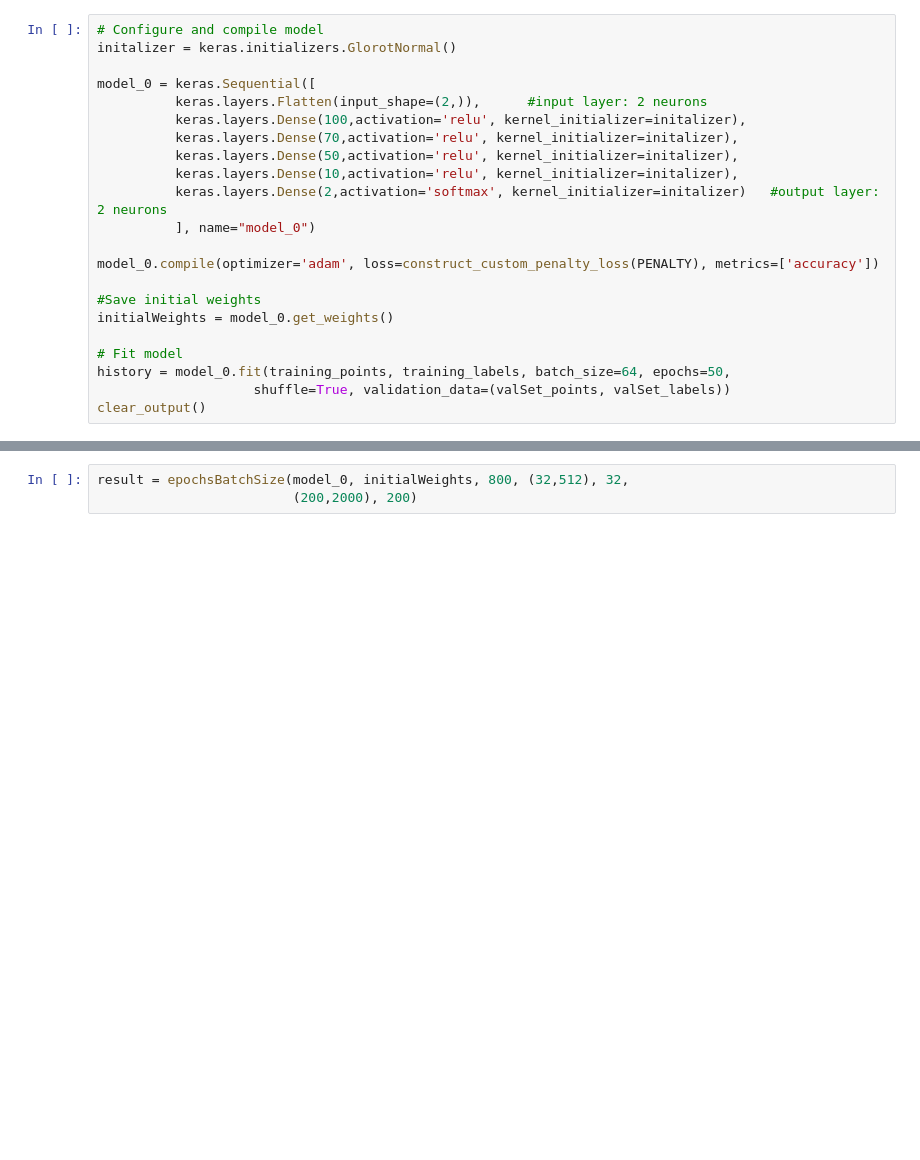
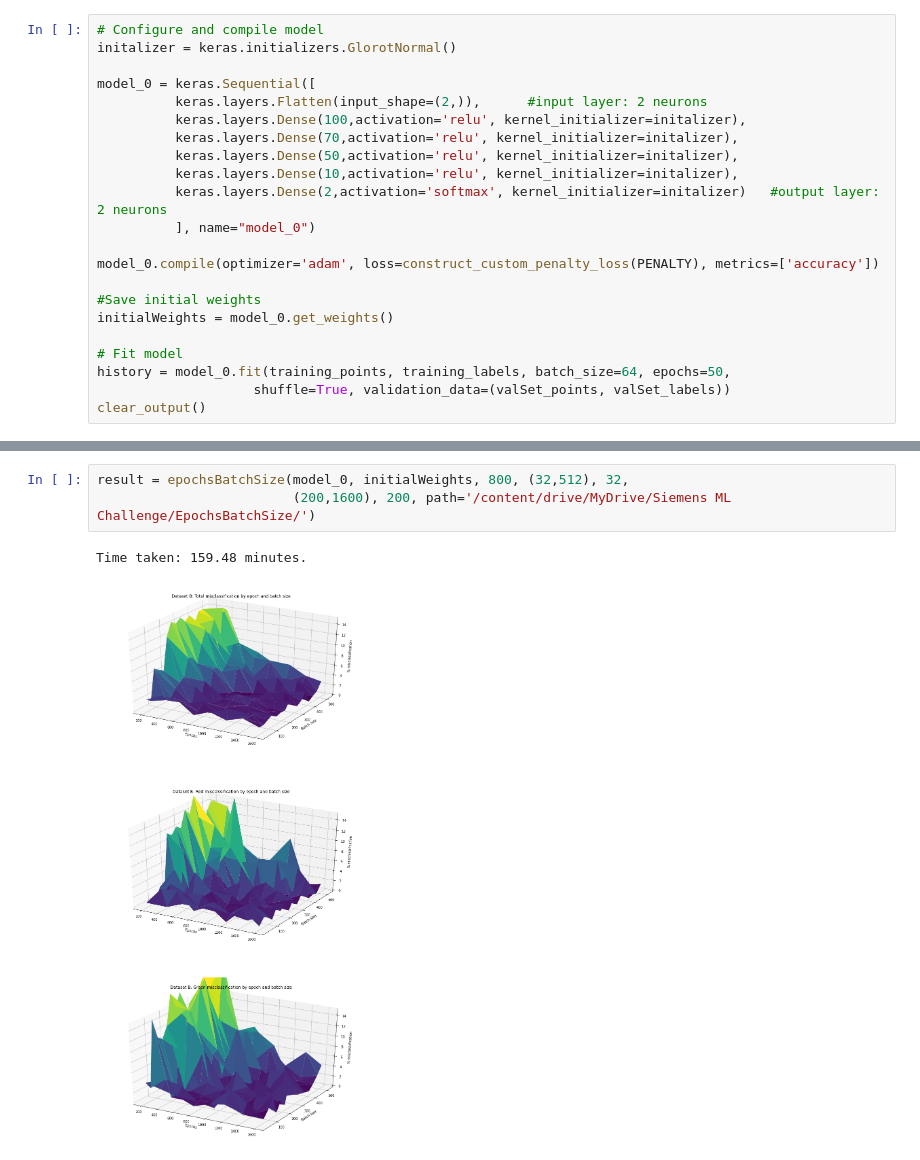
Before and after one commit to ericbill21/siemens, a Jupyter notebook: Siemens_Approach.ipynb, the cells around one changed output, grey strips where cells are left out. Drawn from its saved outputs; the diff is of its cells as text; blank space fills up the shorter version.

```diff
--- a/Siemens_Approach.ipynb
+++ b/Siemens_Approach.ipynb
@@ -1178,3 +1199,6 @@ else:
 # %%
 result = epochsBatchSize(model_0, initialWeights, 800, (32,512), 32,
-                         (200,2000), 200)
+                         (200,1600), 200, path='/content/drive/MyDrive/Siemens ML Challenge/EpochsBatchSize/')
+# %% [output]
+Time taken: 159.48 minutes.
+[figure, added]
```
Also changed, not shown: parts of 4 cells of this notebook.
